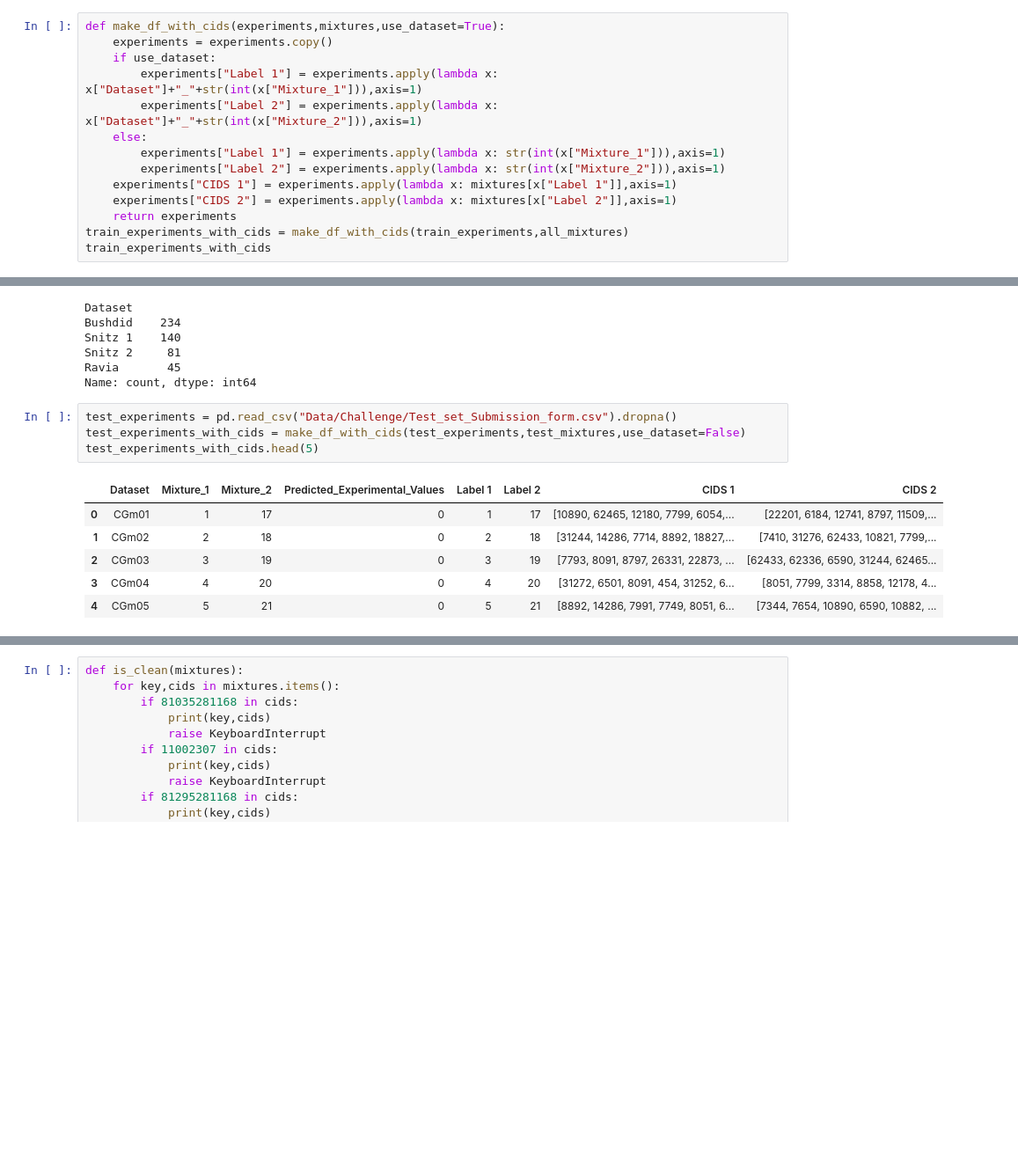
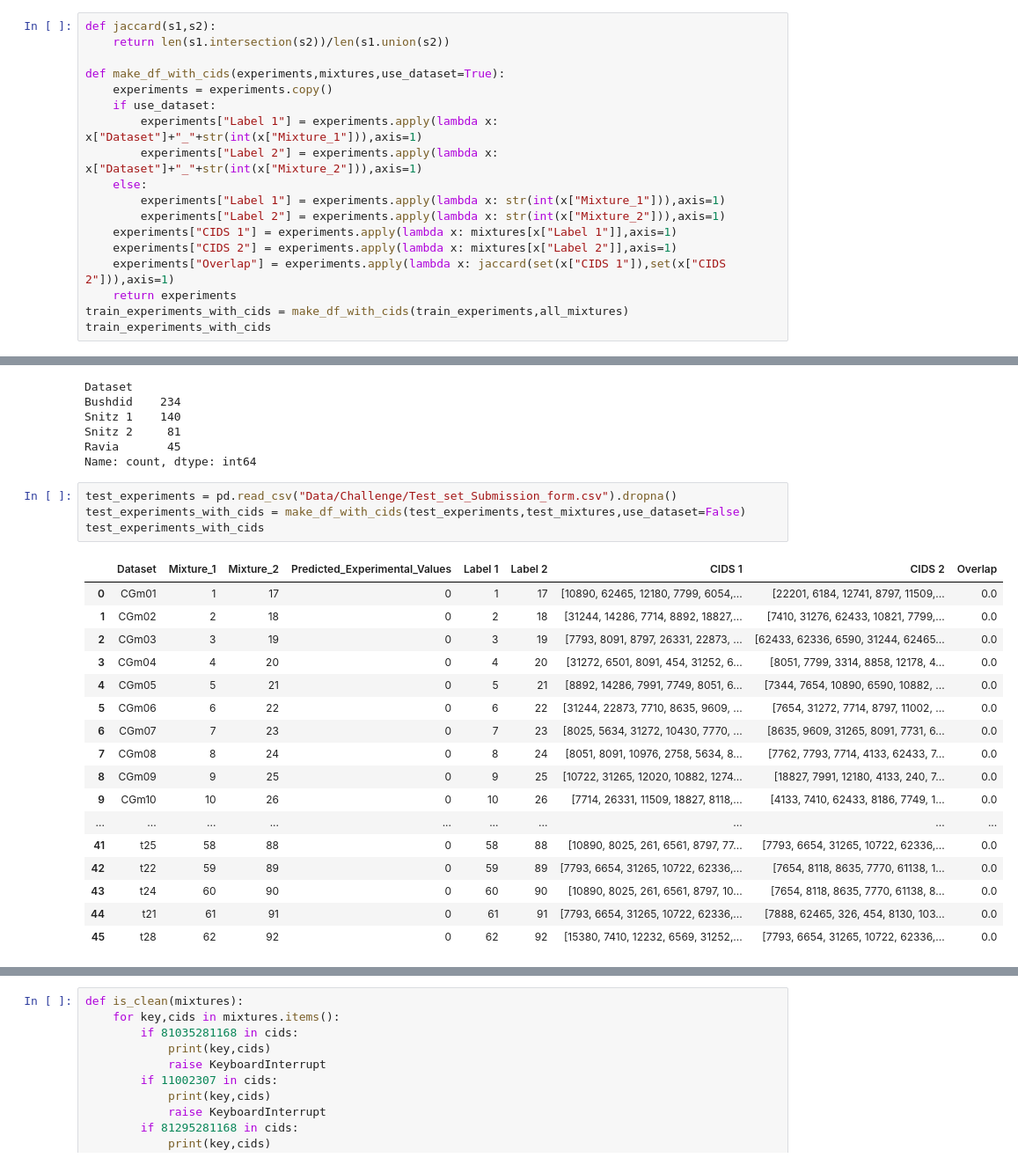
Before and after one commit to laurahsisson/dream, a Jupyter notebook: Notebooks/correct.ipynb, the cells around one changed output, grey strips where cells are left out. Shown at 88% size. Drawn from its saved outputs; the diff is of its cells as text; blank space fills up the shorter version.

Commit message:
Adding an overlap input to cross encoders

```diff
--- a/Notebooks/correct.ipynb
+++ b/Notebooks/correct.ipynb
@@ -115,6 +131,9 @@ train_experiments
 | 499 | Bushdid | 519.0 | 520.0 | 0.807692 |
 500 rows × 4 columns
 # %%
+def jaccard(s1,s2):
+    return len(s1.intersection(s2))/len(s1.union(s2))
+
 def make_df_with_cids(experiments,mixtures,use_dataset=True):
     experiments = experiments.copy()
     if use_dataset:
@@ -125,6 +144,7 @@ def make_df_with_cids(experiments,mixtures,use_dataset=True):
         experiments["Label 2"] = experiments.apply(lambda x: str(int(x["Mixture_2"])),axis=1)
     experiments["CIDS 1"] = experiments.apply(lambda x: mixtures[x["Label 1"]],axis=1)
     experiments["CIDS 2"] = experiments.apply(lambda x: mixtures[x["Label 2"]],axis=1)
+    experiments["Overlap"] = experiments.apply(lambda x: jaccard(set(x["CIDS 1"]),set(x["CIDS 2"])),axis=1)
     return experiments
 train_experiments_with_cids = make_df_with_cids(train_experiments,all_mixtures)
 train_experiments_with_cids
@@ -154,14 +174,25 @@ Name: count, dtype: int64
 # %%
 test_experiments = pd.read_csv("Data/Challenge/Test_set_Submission_form.csv").dropna()
 test_experiments_with_cids = make_df_with_cids(test_experiments,test_mixtures,use_dataset=False)
-test_experiments_with_cids.head(5)
+test_experiments_with_cids
 # %% [output]
-|  | Dataset | Mixture_1 | Mixture_2 | Predicted_Experimental_Values | Label 1 | Label 2 | CIDS 1 | CIDS 2 |
-| 0 | CGm01 | 1 | 17 | 0 | 1 | 17 | [10890, 62465, 12180, 7799, 6054,... | [22201, 6184, 12741, 8797, 11509,... |
-| 1 | CGm02 | 2 | 18 | 0 | 2 | 18 | [31244, 14286, 7714, 8892, 18827,... | [7410, 31276, 62433, 10821, 7799,... |
-| 2 | CGm03 | 3 | 19 | 0 | 3 | 19 | [7793, 8091, 8797, 26331, 22873, ... | [62433, 62336, 6590, 31244, 62465... |
-| 3 | CGm04 | 4 | 20 | 0 | 4 | 20 | [31272, 6501, 8091, 454, 31252, 6... | [8051, 7799, 3314, 8858, 12178, 4... |
-| 4 | CGm05 | 5 | 21 | 0 | 5 | 21 | [8892, 14286, 7991, 7749, 8051, 6... | [7344, 7654, 10890, 6590, 10882, ... |
+|  | Dataset | Mixture_1 | Mixture_2 | Predicted_Experimental_Values | Label 1 | Label 2 | CIDS 1 | CIDS 2 | Overlap |
+| 0 | CGm01 | 1 | 17 | 0 | 1 | 17 | [10890, 62465, 12180, 7799, 6054,... | [22201, 6184, 12741, 8797, 11509,... | 0.0 |
+| 1 | CGm02 | 2 | 18 | 0 | 2 | 18 | [31244, 14286, 7714, 8892, 18827,... | [7410, 31276, 62433, 10821, 7799,... | 0.0 |
+| 2 | CGm03 | 3 | 19 | 0 | 3 | 19 | [7793, 8091, 8797, 26331, 22873, ... | [62433, 62336, 6590, 31244, 62465... | 0.0 |
+| 3 | CGm04 | 4 | 20 | 0 | 4 | 20 | [31272, 6501, 8091, 454, 31252, 6... | [8051, 7799, 3314, 8858, 12178, 4... | 0.0 |
+| 4 | CGm05 | 5 | 21 | 0 | 5 | 21 | [8892, 14286, 7991, 7749, 8051, 6... | [7344, 7654, 10890, 6590, 10882, ... | 0.0 |
+| 5 | CGm06 | 6 | 22 | 0 | 6 | 22 | [31244, 22873, 7710, 8635, 9609, ... | [7654, 31272, 7714, 8797, 11002, ... | 0.0 |
+| 6 | CGm07 | 7 | 23 | 0 | 7 | 23 | [8025, 5634, 31272, 10430, 7770, ... | [8635, 9609, 31265, 8091, 7731, 6... | 0.0 |
+| 7 | CGm08 | 8 | 24 | 0 | 8 | 24 | [8051, 8091, 10976, 2758, 5634, 8... | [7762, 7793, 7714, 4133, 62433, 7... | 0.0 |
+| 8 | CGm09 | 9 | 25 | 0 | 9 | 25 | [10722, 31265, 12020, 10882, 1274... | [18827, 7991, 12180, 4133, 240, 7... | 0.0 |
+| 9 | CGm10 | 10 | 26 | 0 | 10 | 26 | [7714, 26331, 11509, 18827, 8118,... | [4133, 7410, 62433, 8186, 7749, 1... | 0.0 |
+| ... | ... | ... | ... | ... | ... | ... | ... | ... | ... |
+| 41 | t25 | 58 | 88 | 0 | 58 | 88 | [10890, 8025, 261, 6561, 8797, 77... | [7793, 6654, 31265, 10722, 62336,... | 0.0 |
+| 42 | t22 | 59 | 89 | 0 | 59 | 89 | [7793, 6654, 31265, 10722, 62336,... | [7654, 8118, 8635, 7770, 61138, 1... | 0.0 |
+| 43 | t24 | 60 | 90 | 0 | 60 | 90 | [10890, 8025, 261, 6561, 8797, 10... | [7654, 8118, 8635, 7770, 61138, 8... | 0.0 |
+| 44 | t21 | 61 | 91 | 0 | 61 | 91 | [7793, 6654, 31265, 10722, 62336,... | [7888, 62465, 326, 454, 8130, 103... | 0.0 |
+| 45 | t28 | 62 | 92 | 0 | 62 | 92 | [15380, 7410, 12232, 6569, 31252,... | [7793, 6654, 31265, 10722, 62336,... | 0.0 |
 # %%
 leaderboard_experiments = pd.read_csv("Data/Challenge/Leaderboard_set_Submission_form.csv").dropna()
 leaderboard_experiments_with_cids = make_df_with_cids(leaderboard_experiments,all_mixtures)
```
Also changed, not shown: parts of 8 cells of this notebook, 1 other file.
